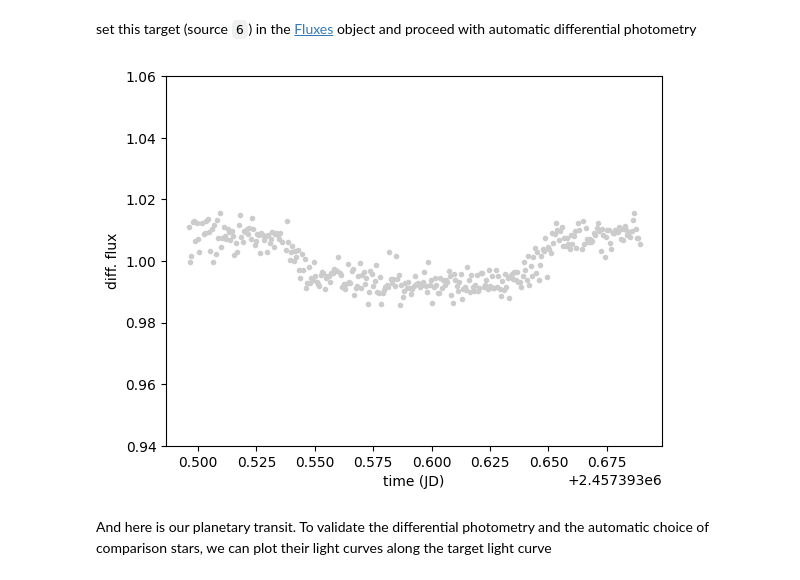
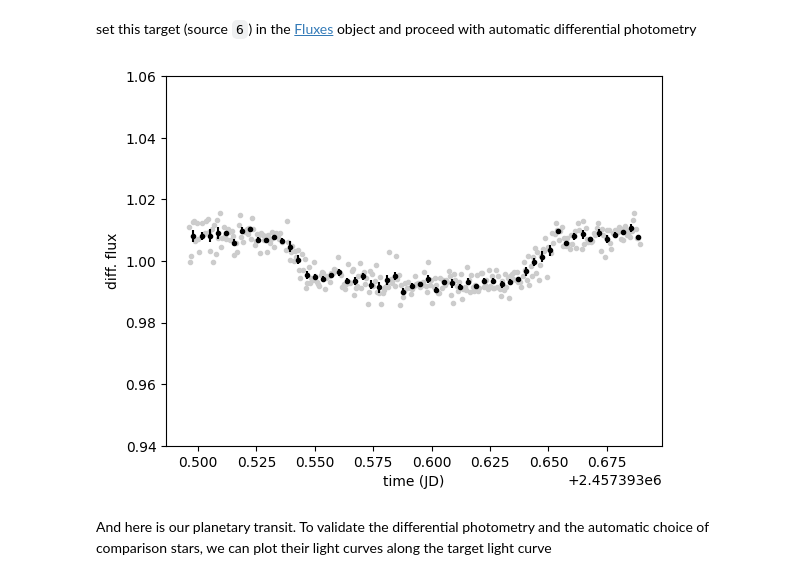
Before and after one commit to jpdeleon/prose2, a Jupyter notebook: docs/ipynb/casestudies/transit.ipynb, the cells around one changed output. Saved outputs shown, nothing was run; the diff lists cells and outputs as text; code cells hidden in the pictures.

```diff
--- a/docs/ipynb/casestudies/transit.ipynb
+++ b/docs/ipynb/casestudies/transit.ipynb
@@ -102,16 +102,17 @@ set this target (source `6`) in the [Fluxes](prose.Fluxes) object and proceed wi
 # %%
 import matplotlib.pyplot as plt
 
 fluxes.target = 6
 # good practice
 fluxes = fluxes.sigma_clipping_data(bkg=3, fwhm=3)
 diff = fluxes.autodiff()
 
 # plotting
 ax = plt.subplot(xlabel="time (JD)", ylabel="diff. flux", ylim=(0.94, 1.06))
 diff.plot()
+diff.bin(5 / 60 / 24, estimate_error=True).errorbar()
 # %% [output]
-[figure, old version]
+[figure, new version]
 # %% [markdown]
 And here is our planetary transit. To validate the differential photometry and the automatic choice of comparison stars, we can plot their light curves along the target light curve
 # %%
```
Also changed, not shown: parts of 2 cells of this notebook.
